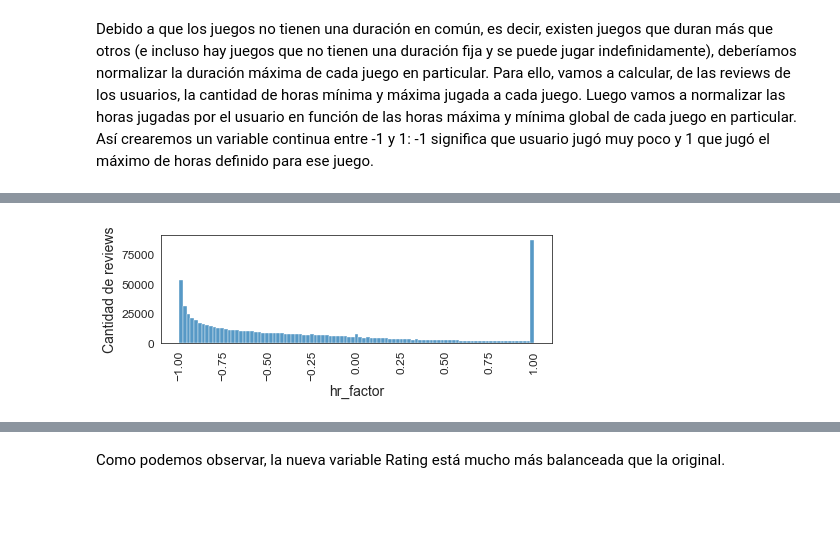
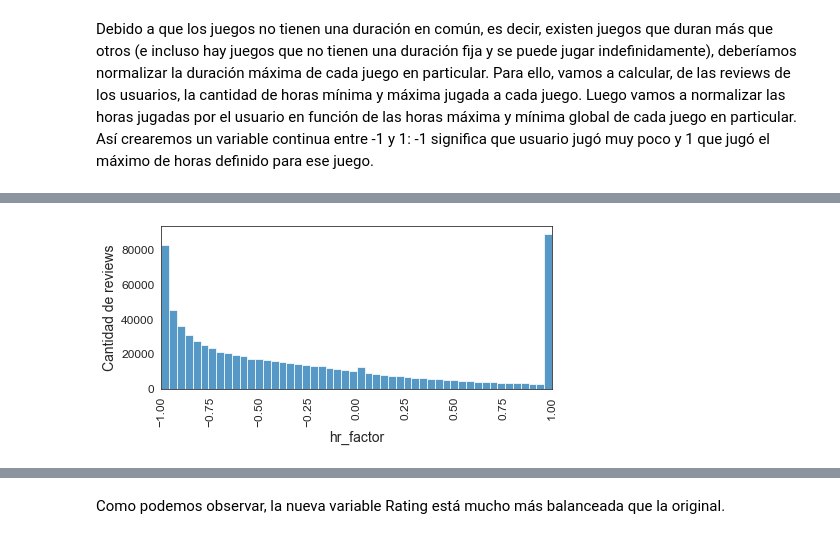
Before and after one commit to jmquintana/data_science_sprint_3, a Jupyter notebook: JoseQuintana_DS_Proyecto_03_SR.ipynb, the cells around one changed output, grey strips where cells are left out. Cells and saved outputs as stored; diff of their text form; code cells hidden in the pictures; blank space fills up the shorter version.

```diff
--- a/JoseQuintana_DS_Proyecto_03_SR.ipynb
+++ b/JoseQuintana_DS_Proyecto_03_SR.ipynb
@@ -102,7 +106,7 @@ from surprise.model_selection import RandomizedSearchCV
 # Le doy formato a los gráficos
 # sns.set_style("darkgrid")
 sns.set_style("white")
-plt.rc('font', size=10)
+plt.rc('font', size=12)
 plt.rc('legend', fontsize=12)
 plt.rc('axes', titlesize=16)
 plt.rc('figure', titlesize=16)
@@ -126,7 +130,7 @@ tqdm.pandas()
 # %%
 # Las siguientes lineas permiten habilitar o deshabilitar ciertas operaciones
 # procesamiento de datos para ahorrar tiempo de procesamiento.
-READ_RAW = False
+READ_RAW = True
 PROCESS_TEXT = True
 POLARITY = True
 # %% [output]
@@ -434,7 +461,7 @@ dtype: int64
 # %%
 # Selecciono las columnas que me interesan
 # Descarto la columna 'title' ya que tienen muchos missings y la columna 'app_name' tiene los nombres de los juegos
-columnas = ['publisher', 'genres', 'app_name', 'tags', 'specs', 'price', 'id', 'developer', 'sentiment']
+columnas = ['genres', 'app_name', 'tags', 'id', 'developer', 'sentiment']
 data_games = data_games[columnas]
 data_games.head()
 # %% [output]
@@ -1145,9 +1237,10 @@ df_reviews.describe()
 # %%
 # Veamos la distribución de la variable
-plt.figure(figsize=(7,2))
-sns.histplot(data=df_reviews, x='hr_factor')
+plt.figure(figsize=(7,3))
+sns.histplot(data=df_reviews, x='hr_factor', bins=50, binrange=(-1,1))
 plt.ylabel('Cantidad de reviews')
 plt.xlabel('hr_factor')
 plt.xticks(rotation=90)
+plt.xlim(-1,1)
 plt.show()
 # %% [output]
@@ -1155 +1248 @@ plt.show()
-[figure, old version]
+[figure, new version]
```
Also changed, not shown: parts of 126 cells of this notebook.
